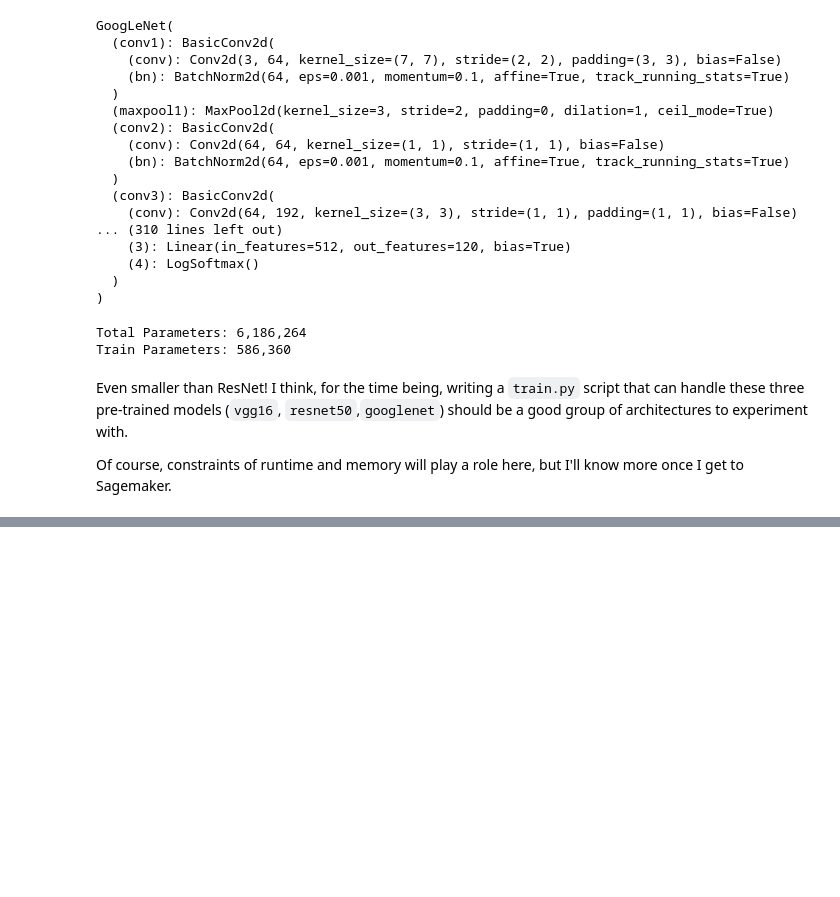
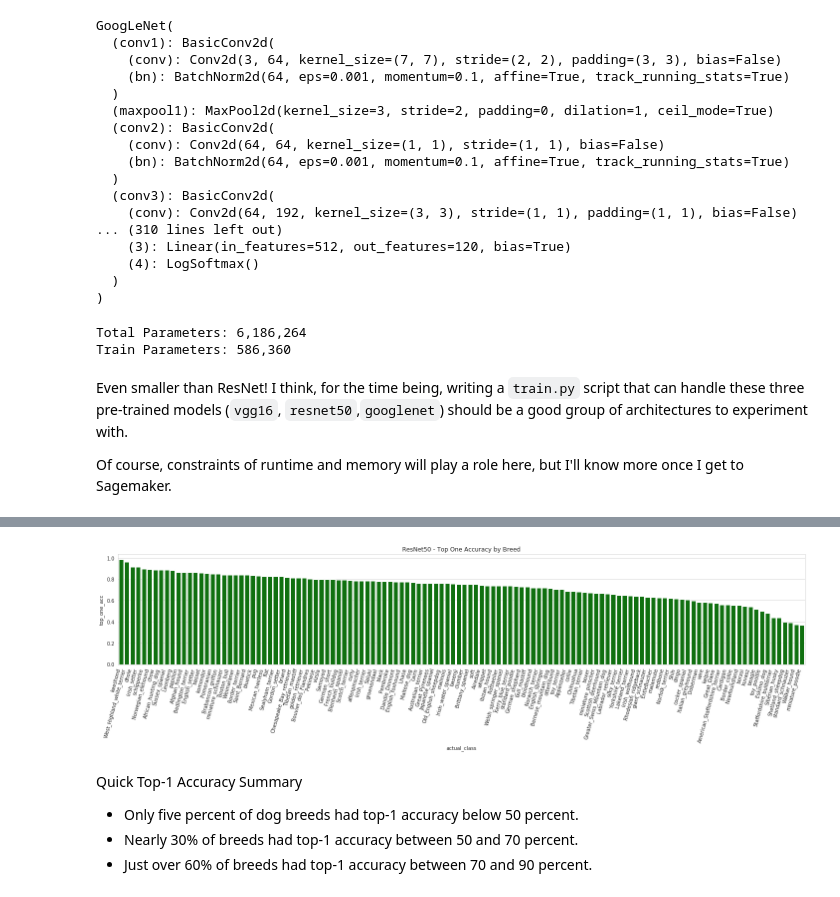
Before and after one commit to ZombieSocrates/ml-udacity-capstone, a Jupyter notebook: 3-CNN_Transfer_Learning.ipynb, the cells around one changed output, grey strips where cells are left out. Drawn from its saved outputs; the diff is of its cells as text; code cells hidden in the pictures; blank space fills up the shorter version.

```diff
--- a/3-CNN_Transfer_Learning.ipynb
+++ b/3-CNN_Transfer_Learning.ipynb
@@ -347,0 +698,26 @@ test_df = pd.DataFrame(data = test_acc_objs)
+# %%
+fig, ax = plt.subplots(figsize = (20,6))
+sns.set_style("whitegrid")
+order = acc_by_breed["top_one_acc"].sort_values(ascending = False).index.tolist()
+acc_plot = sns.barplot(x = "actual_class",
+            y = "top_one_acc",
+            order = order,
+            color = "green",
+            ci = None,
+            ax = ax,
+            n_boot = None,
+            data = test_df)
+acc_plot.set_xticklabels(acc_plot.get_xticklabels(),
+                         rotation = 75,
+                         ha= 'right'
+                        )
+plt.title("ResNet50 - Top One Accuracy by Breed")
+plt.tight_layout()
+# %% [output]
+[figure, added]
+# %% [markdown]
+Quick Top-1 Accuracy Summary
+
+- Only five percent of dog breeds had top-1 accuracy below 50 percent.
+- Nearly 30% of breeds had top-1 accuracy between 50 and 70 percent.
+- Just over 60% of breeds had top-1 accuracy between 70 and 90 percent.
```
Also changed, not shown: parts of 98 cells of this notebook.
